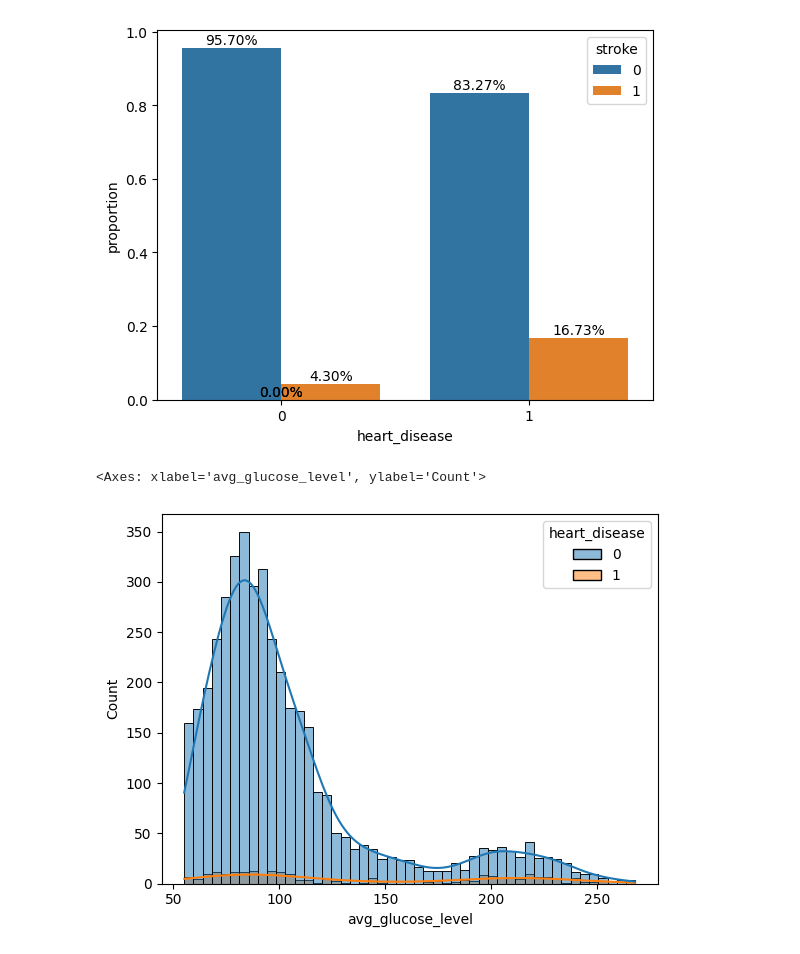
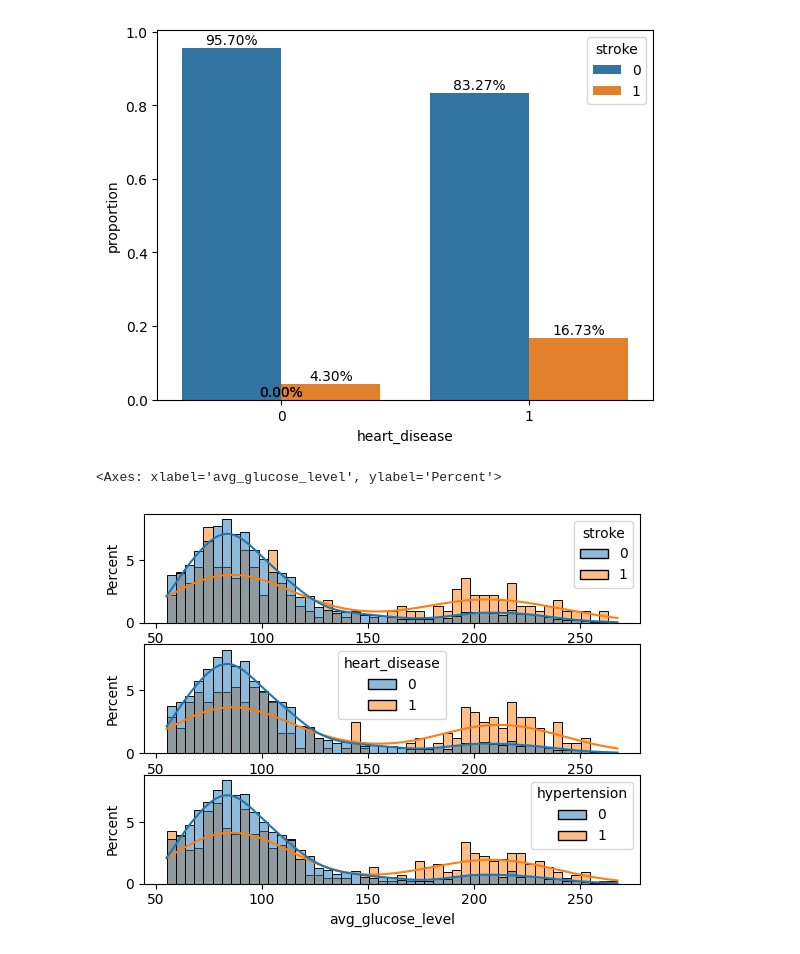
Before and after one commit to rahmanaminoor25/ML-project--stroke, a Jupyter notebook: Classification_project.ipynb, the cells around one changed output. Cells and saved outputs as stored; diff of their text form; code cells hidden in the pictures.

```diff
--- a/Classification_project.ipynb
+++ b/Classification_project.ipynb
@@ -275,7 +275,19 @@ plt.show()
 [figure]
 [figure]
 # %%
-sns.histplot(data = df, x='avg_glucose_level',kde=True, hue='heart_disease')
+#More histograms
+
+#define dimensions of subplots (rows, columns)
+fig2, axes = plt.subplots(3,1)
+
+#average glucose levels and stroke
+sns.histplot(data = df, x='avg_glucose_level',kde=True, hue='stroke',stat='percent',common_norm=False, ax=axes[0])
+
+#heart disease and average glucose levels
+sns.histplot(data = df, x='avg_glucose_level',kde=True, hue='heart_disease',stat='percent',common_norm=False, ax=axes[1])
+
+#average glucose levels and hypertension
+sns.histplot(data = df, x='avg_glucose_level',kde=True, hue='hypertension',stat='percent',common_norm=False, ax=axes[2])
 # %% [output]
-<Axes: xlabel='avg_glucose_level', ylabel='Count'>
+<Axes: xlabel='avg_glucose_level', ylabel='Percent'>
-[figure, old version]
+[figure, new version]
```
Also changed, not shown: parts of 7 cells of this notebook.
